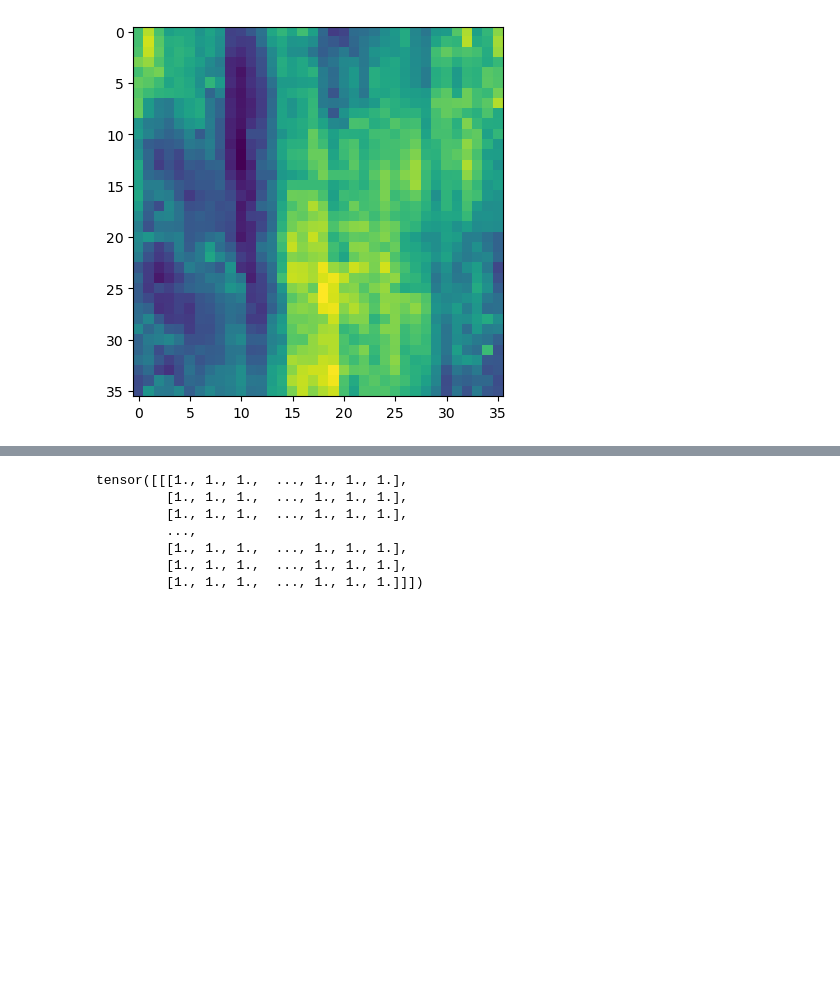
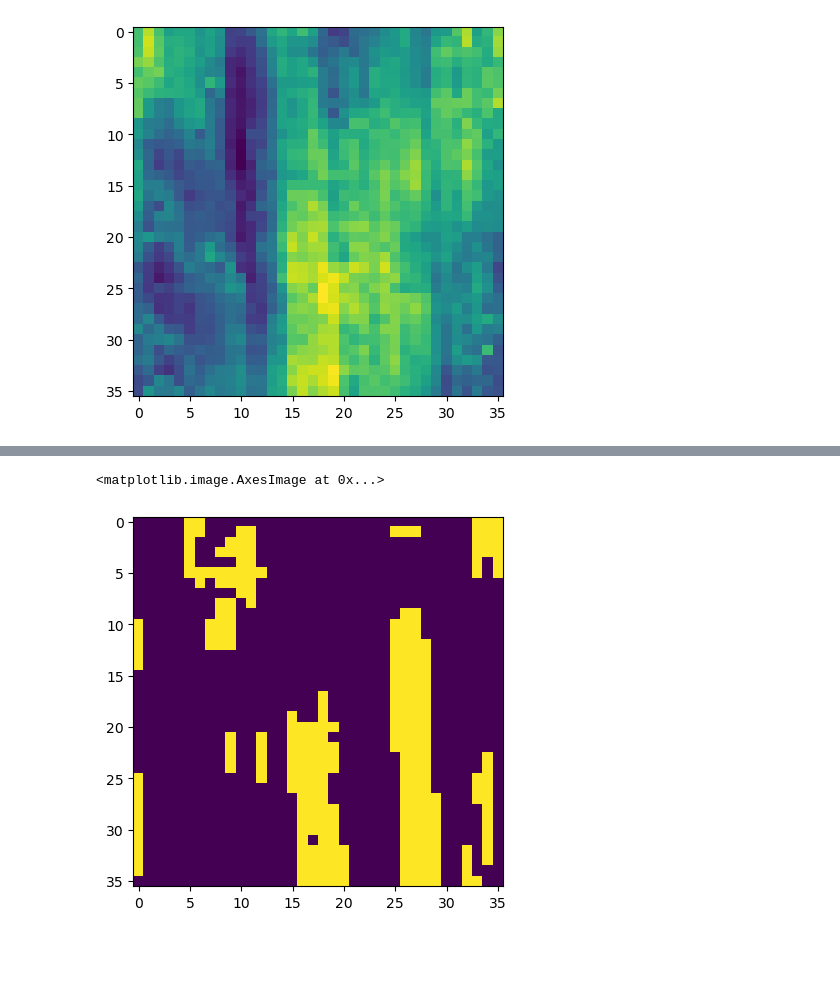
Before and after one commit to EllingtonKirby/Pipe-Corrosion-Detection, a Jupyter notebook: evaluation.ipynb, the cells around one changed output, grey strips where cells are left out. Cells and saved outputs as stored; diff of their text form; code cells hidden in the pictures; blank space fills up the shorter version.

```diff
--- a/evaluation.ipynb
+++ b/evaluation.ipynb
@@ -69,16 +67,10 @@ plt.imshow(X_test[0].reshape(36, 36))
 # %%
-out_1 = F.sigmoid(model(X_test[0]))
+out_1 = model(X_test[1])
 pred_1 = (out_1 > .5)*1.
-# plt.imshow(pred_1.reshape(36, 36))
-pred_1
+plt.imshow(pred_1.reshape(36, 36))
 # %% [output]
-tensor([[[1., 1., 1.,  ..., 1., 1., 1.],
-         [1., 1., 1.,  ..., 1., 1., 1.],
-         [1., 1., 1.,  ..., 1., 1., 1.],
-         ...,
-         [1., 1., 1.,  ..., 1., 1., 1.],
-         [1., 1., 1.,  ..., 1., 1., 1.],
-         [1., 1., 1.,  ..., 1., 1., 1.]]])
+<matplotlib.image.AxesImage at 0x...>
+[figure, added]
 # %%
 predictions = {}
 model.eval()
```
Also changed, not shown: parts of 6 cells of this notebook, 1 other file.
